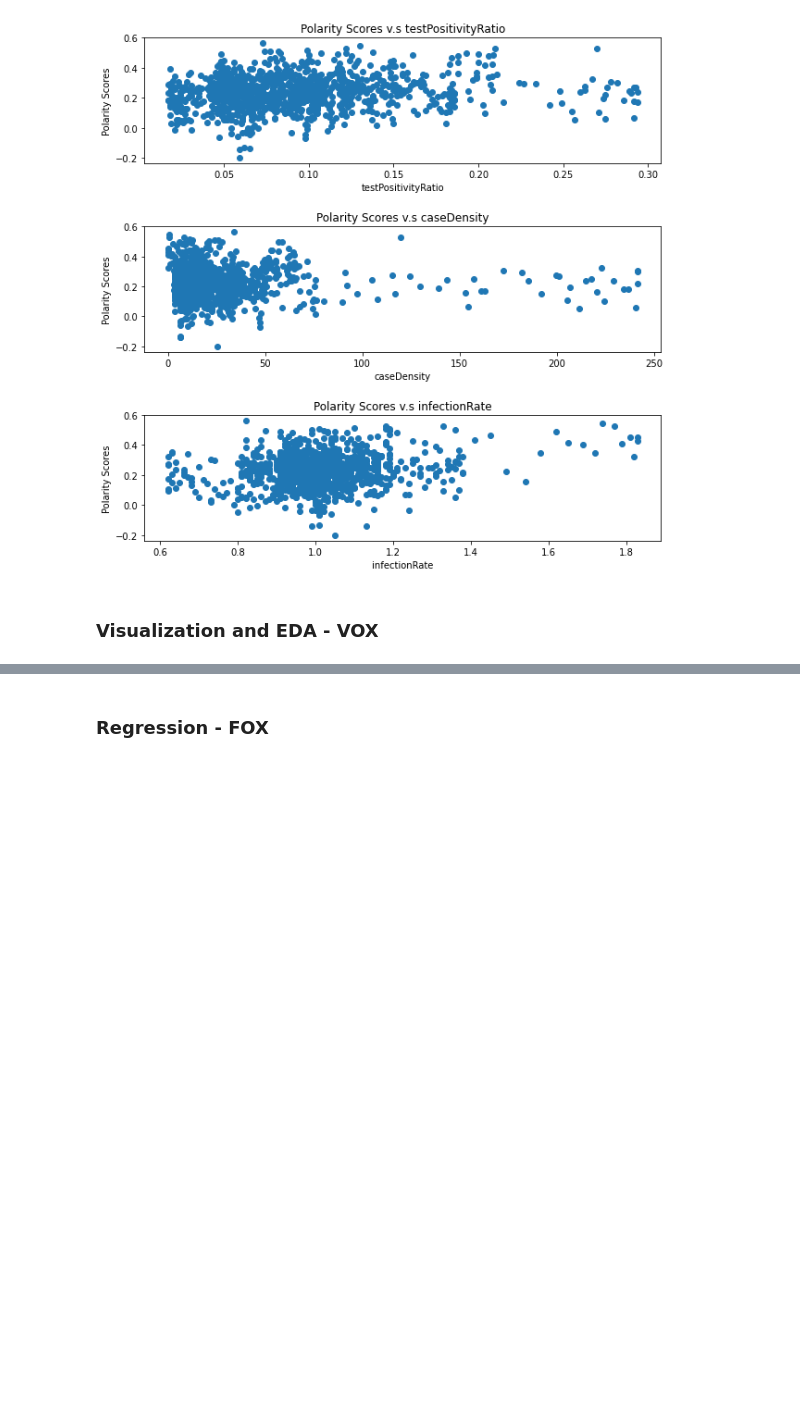
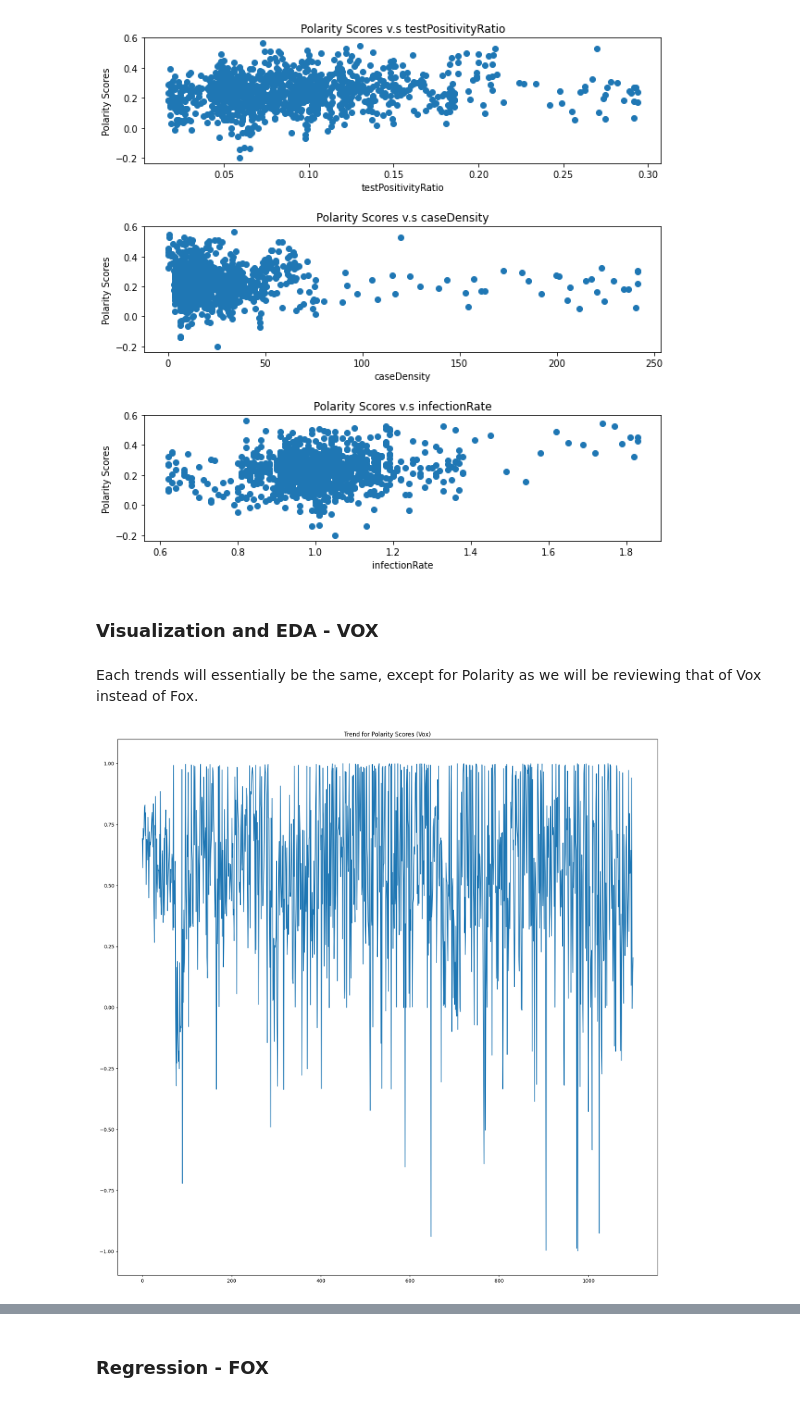
Before and after one commit to TekinGunasar/naan, a Jupyter notebook: John's Section,Clean Format.ipynb, the cells around one changed output, grey strips where cells are left out. Saved outputs shown, nothing was run; the diff lists cells and outputs as text; code cells hidden in the pictures; blank space fills up the shorter version.

Commit message:
Updated my portion of the data

```diff
--- a/John's Section,Clean Format.ipynb
+++ b/John's Section,Clean Format.ipynb
@@ -384,0 +626,29 @@ proportion_matching/len(covid_data_table.index)
+# %%
+# Resolve the dates that are missing from the various frames
+available_dates = covid_data_table['date'].values
+vox_grouped_dates = vox_grouped.index.values
+rows_to_drop = []
+
+# Create a list of available polarity scores
+available_polarity_scores = []
+
+# Consider only date available in both sets after dropping some rows in the covid data table
+dates_to_ignore = set(available_dates).difference(set(vox_grouped_dates))
+
+# Drop the dates_to_ignore
+for row in covid_data_table.index:
+    if covid_data_table.iloc[row].date in dates_to_ignore:
+        rows_to_drop.append(row)
+
+# Add the polarity scores to the list
+for i in range(len(vox_grouped.index)):
+    cur_date = vox_grouped.index[i]
+    if cur_date in available_dates:
+        available_polarity_scores.append(vox_grouped[i])
+
+# Drop the rows that are not in the available dates
+for row in rows_to_drop:
+    covid_data_table = covid_data_table.drop(row)
+
+# See the length of the available polarity scores and the dates
+len(available_polarity_scores),len(covid_data_table['date'].values)
@@ -384,0 +657,3 @@ proportion_matching/len(covid_data_table.index)
+# %%
+# Add the polarity scores to the covid data table
+covid_data_table['Polarity Scores'] = available_polarity_scores
@@ -468,3 +777,19 @@ for i in range(len(predictors)):
 [figure]
 # %% [markdown]
 ### Visualization and EDA  - VOX
+# %% [markdown]
+Each trends will essentially be the same, except for Polarity as we will be reviewing that of Vox instead of Fox.
+# %%
+# Generate a list of our predictors
+predictors = ['infectionRateCI90', 'Polarity Scores', 'infectionRate',
+              'weeklyNewCasesPer100k', 'caseDensity', 'testPositivityRatio']
+
+# Plot some trends
+fig, ax = plt.subplots(figsize=(20,20))
+
+ax.plot(covid_data_table['Polarity Scores'].values)
+ax.set_title('Trend for Polarity Scores (Vox)')
+
+plt.show()
+# %% [output]
+[figure, added]
```
Also changed, not shown: parts of 42 cells of this notebook, 1 other file.
